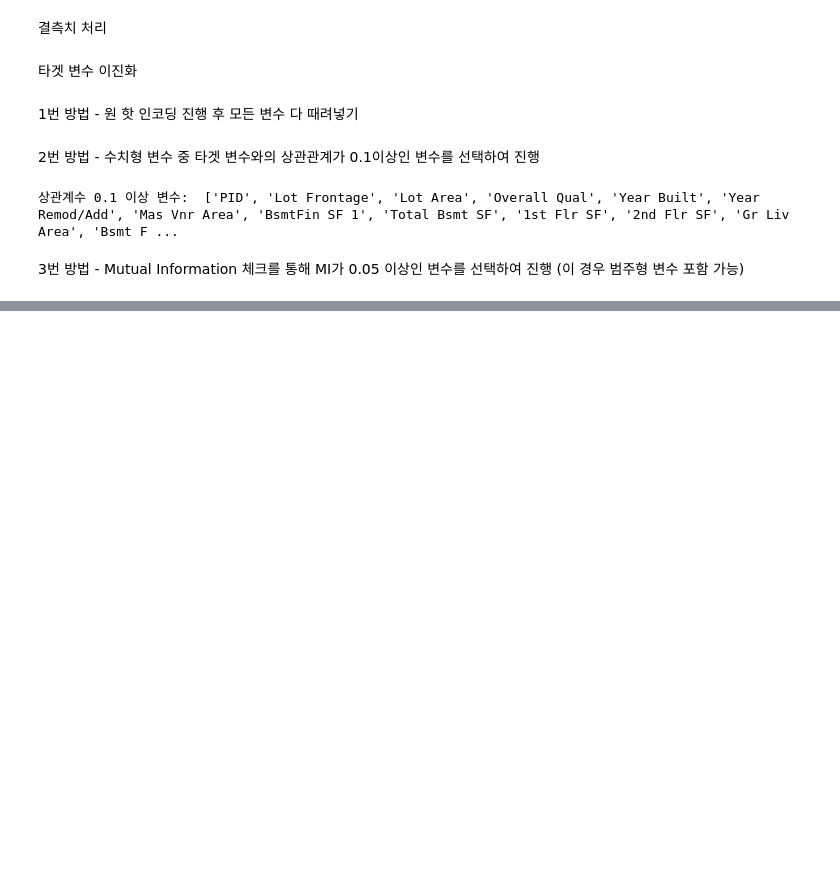
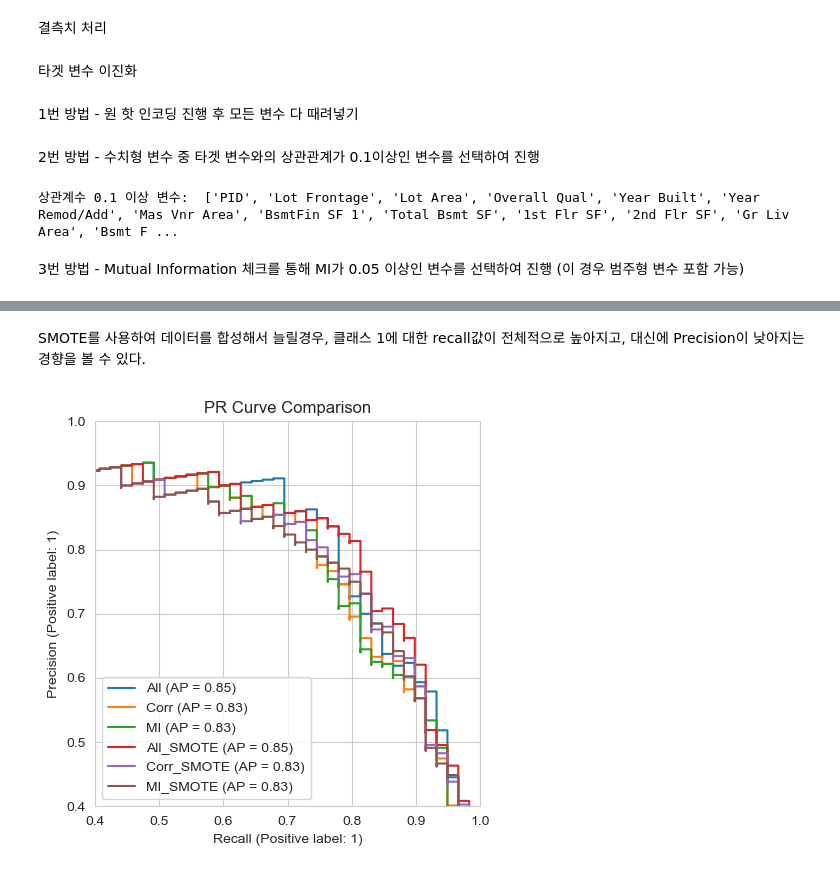
Before and after one commit to dobi02/datamining2025, a Jupyter notebook: LogisticRegression.ipynb, the cells around one changed output, grey strips where cells are left out. Saved outputs shown, nothing was run; the diff lists cells and outputs as text; code cells hidden in the pictures; blank space fills up the shorter version.

```diff
--- a/LogisticRegression.ipynb
+++ b/LogisticRegression.ipynb
@@ -93,7 +96,7 @@ selected_features_corr = corr_with_target[corr_with_target >= CORR_THRESHOLD].in
 print(f"상관계수 {CORR_THRESHOLD} 이상 변수: ", selected_features_corr)
 
 # 최종 변수 선택
-X_edited = X[selected_features_corr]
+X_edited2 = X[selected_features_corr]
 # %% [output]
 상관계수 0.1 이상 변수:  ['PID', 'Lot Frontage', 'Lot Area', 'Overall Qual', 'Year Built', 'Year Remod/Add', 'Mas Vnr Area', 'BsmtFin SF 1', 'Total Bsmt SF', '1st Flr SF', '2nd Flr SF', 'Gr Liv Area', 'Bsmt F ...
 # %% [markdown]
@@ -136,5 +139,5 @@ cat_cols = df[selected_features_MI].select_dtypes(include='object').columns.toli
 df_cat_encoded = pd.get_dummies(edited_df[cat_cols], drop_first=True)
 
 # 최종 X 데이터 구성
-X_edited = pd.concat([edited_df[num_cols], df_cat_encoded], axis=1)
+X_edited3 = pd.concat([edited_df[num_cols], df_cat_encoded], axis=1)
 # %% [output]
@@ -193,0 +286,2 @@ report_df
+# %%
+smote = SMOTE(random_state=42)
@@ -193,0 +377,23 @@ report_df
+# %%
+#train test split, Train과 Test에서 class 비율을 유지하기 위하여 stratify 옵션을 True로 둔다
+X_train, X_test6, y_train, y_test = train_test_split(
+    X_edited3, y, test_size=0.2, random_state=42, stratify=y
+)
+
+X_train_smote, y_train_smote = smote.fit_resample(X_train, y_train)
+model3_2 = LogisticRegression(max_iter=1000)
+model3_2.fit(X_train_smote, y_train_smote)
+
+odds_ratios = pd.Series(np.exp(model3_2.coef_[0]), index=X_edited3.columns)
+print("odds ratio >= 1인 변수의 개수: ", len(odds_ratios[odds_ratios >= 1]))
+print("odds ratio < 1인 변수의 개수: ", len(odds_ratios[odds_ratios < 1]))
+print("odds ratio 상위 5개 변수\n", odds_ratios.sort_values(ascending=False).head(5))
+print("odds ratio 하위 5개 변수\n", odds_ratios.sort_values().head(5))
+
+y_pred = model3_2.predict(X_test6)
+y_proba = model3_2.predict_proba(X_test6)[:, 1]
+
+report = classification_report(y_test, y_pred, output_dict=True)
+report_df6 = pd.DataFrame(report).transpose()
+
+print(report_df6)
@@ -193,0 +418,18 @@ report_df
+# %% [markdown]
+SMOTE를 사용하여 데이터를 합성해서 늘릴경우, 클래스 1에 대한 recall값이 전체적으로 높아지고, 대신에 Precision이 낮아지는 경향을 볼 수 있다.
+# %%
+fig, ax = plt.subplots(figsize=(7, 5))
+
+PrecisionRecallDisplay.from_estimator(model1, X_test1, y_test, ax=ax, name='All')
+PrecisionRecallDisplay.from_estimator(model2, X_test2, y_test, ax=ax, name='Corr')
+PrecisionRecallDisplay.from_estimator(model3, X_test3, y_test, ax=ax, name='MI')
+PrecisionRecallDisplay.from_estimator(model1_2, X_test4, y_test, ax=ax, name='All_SMOTE')
+PrecisionRecallDisplay.from_estimator(model2_2, X_test5, y_test, ax=ax, name='Corr_SMOTE')
+PrecisionRecallDisplay.from_estimator(model3_2, X_test6, y_test, ax=ax, name='MI_SMOTE')
+
+plt.xlim(0.4, 1)
+plt.ylim(0.4, 1)
+plt.title('PR Curve Comparison')
+plt.show()
+# %% [output]
+[figure, added]
```
Also changed, not shown: parts of 25 cells of this notebook.
